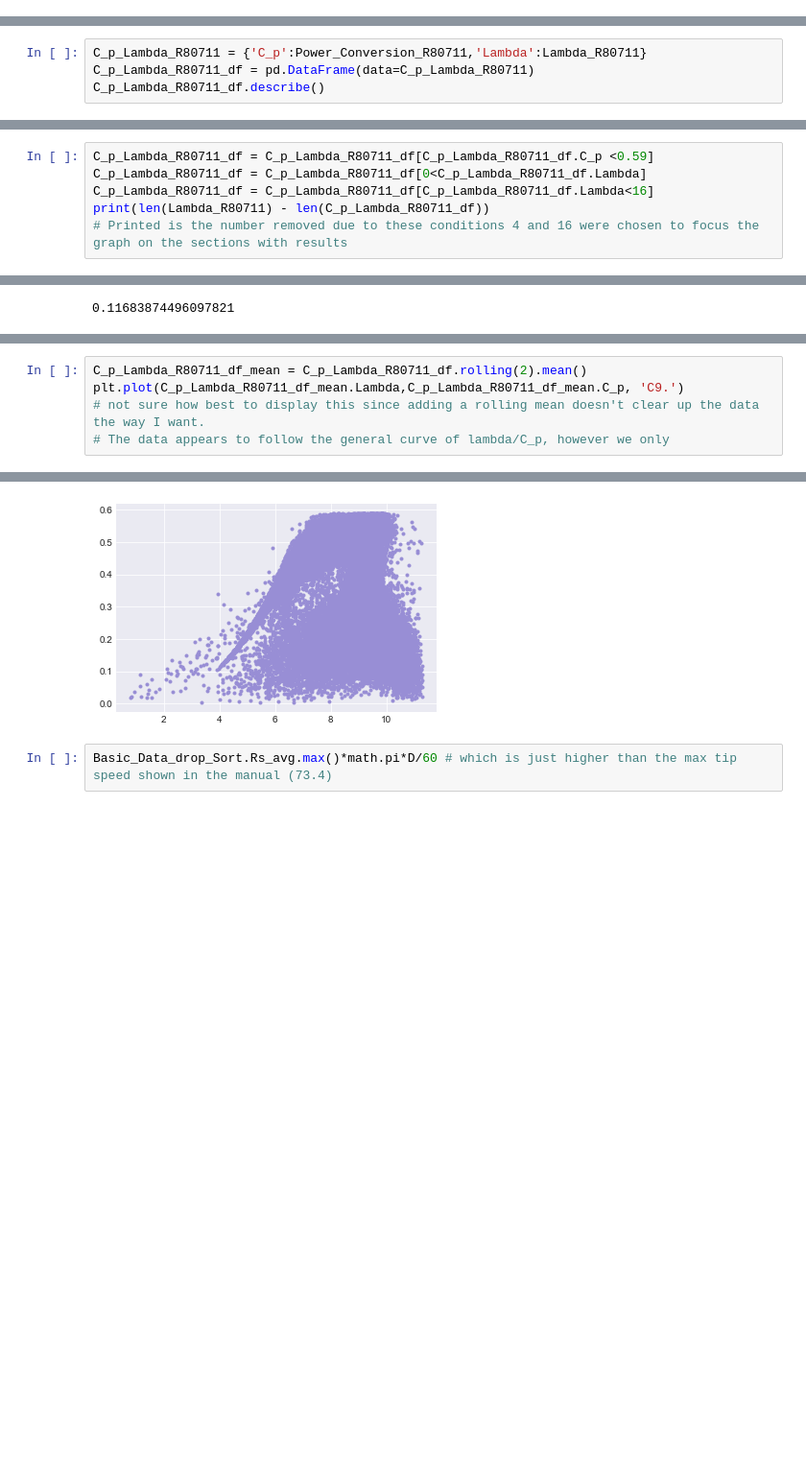
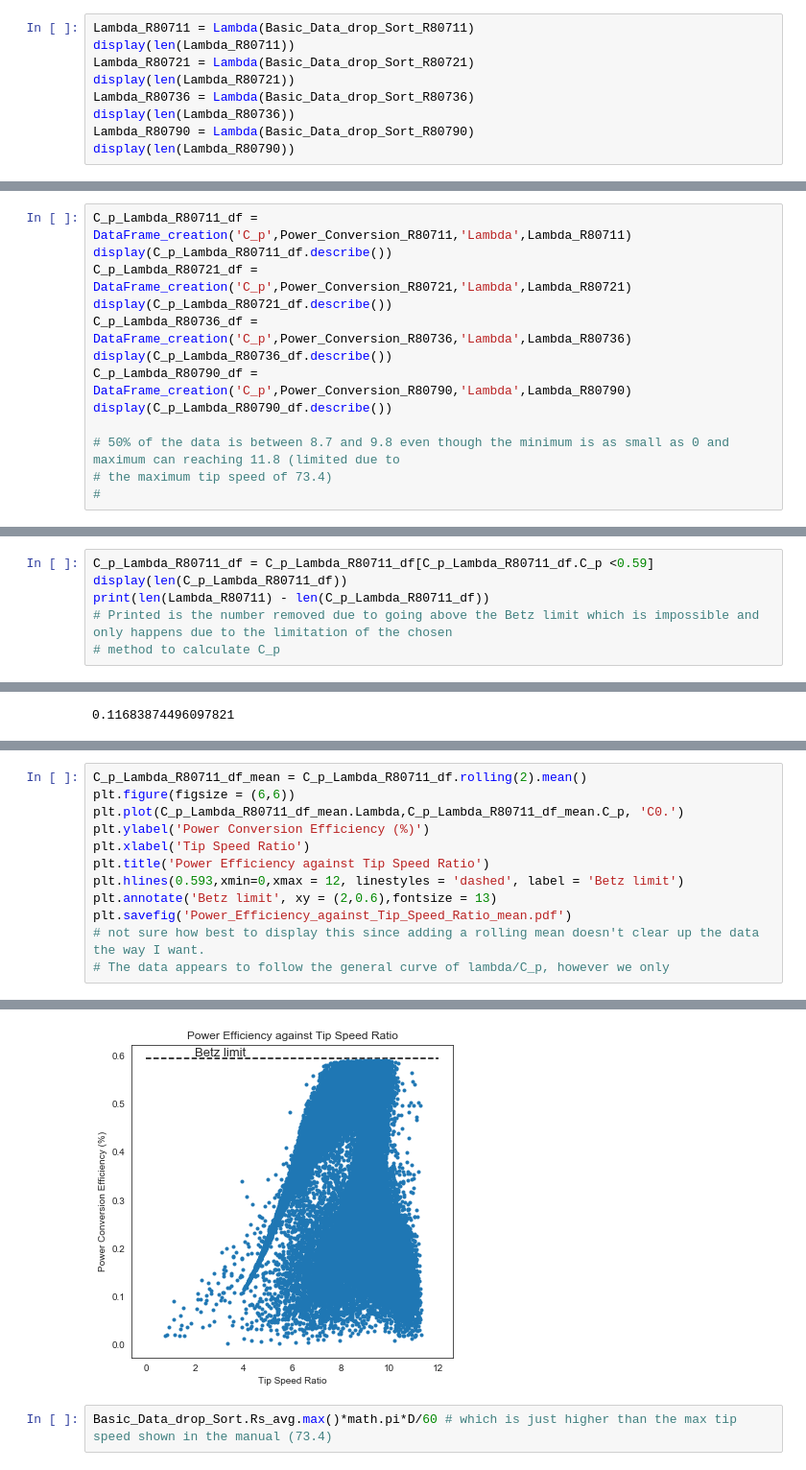
Before and after one commit to Jamiesmackay/Masters_Project, a Jupyter notebook: Code unedited/Project/Project_code.ipynb, the cells around one changed output, grey strips where cells are left out. Shown at 96% size. Cells and saved outputs as stored; diff of their text form; blank space fills up the shorter version.

```diff
--- a/Code unedited/Project/Project_code.ipynb
+++ b/Code unedited/Project/Project_code.ipynb
@@ -282,0 +220,9 @@ array([8.61711421, 8.27861984, 8.12362356, ..., 9.13112741, 9.30260397,
+# %%
+Lambda_R80711 = Lambda(Basic_Data_drop_Sort_R80711)
+display(len(Lambda_R80711))
+Lambda_R80721 = Lambda(Basic_Data_drop_Sort_R80721)
+display(len(Lambda_R80721))
+Lambda_R80736 = Lambda(Basic_Data_drop_Sort_R80736)
+display(len(Lambda_R80736))
+Lambda_R80790 = Lambda(Basic_Data_drop_Sort_R80790)
+display(len(Lambda_R80790))
@@ -282,0 +234,13 @@ array([8.61711421, 8.27861984, 8.12362356, ..., 9.13112741, 9.30260397,
+# %%
+C_p_Lambda_R80711_df = DataFrame_creation('C_p',Power_Conversion_R80711,'Lambda',Lambda_R80711)
+display(C_p_Lambda_R80711_df.describe())
+C_p_Lambda_R80721_df = DataFrame_creation('C_p',Power_Conversion_R80721,'Lambda',Lambda_R80721)
+display(C_p_Lambda_R80721_df.describe())
+C_p_Lambda_R80736_df = DataFrame_creation('C_p',Power_Conversion_R80736,'Lambda',Lambda_R80736)
+display(C_p_Lambda_R80736_df.describe())
+C_p_Lambda_R80790_df = DataFrame_creation('C_p',Power_Conversion_R80790,'Lambda',Lambda_R80790)
+display(C_p_Lambda_R80790_df.describe())
+
+# 50% of the data is between 8.7 and 9.8 even though the minimum is as small as 0 and maximum can reaching 11.8 (limited due to
+# the maximum tip speed of 73.4)
+#
@@ -306,4 +294,0 @@ Lambda_R80711.mean()-Lambda_R80711.std()*2
-# %%
-C_p_Lambda_R80711 = {'C_p':Power_Conversion_R80711,'Lambda':Lambda_R80711}
-C_p_Lambda_R80711_df = pd.DataFrame(data=C_p_Lambda_R80711)
-C_p_Lambda_R80711_df.describe()
@@ -362,7 +295,7 @@ C_p_Lambda_R80790_df.describe()
 # %%
 C_p_Lambda_R80711_df = C_p_Lambda_R80711_df[C_p_Lambda_R80711_df.C_p <0.59]
-C_p_Lambda_R80711_df = C_p_Lambda_R80711_df[0<C_p_Lambda_R80711_df.Lambda]
-C_p_Lambda_R80711_df = C_p_Lambda_R80711_df[C_p_Lambda_R80711_df.Lambda<16]
+display(len(C_p_Lambda_R80711_df))
 print(len(Lambda_R80711) - len(C_p_Lambda_R80711_df))
-# Printed is the number removed due to these conditions 4 and 16 were chosen to focus the graph on the sections with results
+# Printed is the number removed due to going above the Betz limit which is impossible and only happens due to the limitation of the chosen
+# method to calculate C_p
 # %% [output]
@@ -452,6 +341,13 @@ plt.savefig('Power_Efficiency_against_Tip_Speed_Ratio.pdf')
 # %%
 C_p_Lambda_R80711_df_mean = C_p_Lambda_R80711_df.rolling(2).mean()
-plt.plot(C_p_Lambda_R80711_df_mean.Lambda,C_p_Lambda_R80711_df_mean.C_p, 'C9.')
+plt.figure(figsize = (6,6))
+plt.plot(C_p_Lambda_R80711_df_mean.Lambda,C_p_Lambda_R80711_df_mean.C_p, 'C0.')
+plt.ylabel('Power Conversion Efficiency (%)')
+plt.xlabel('Tip Speed Ratio')
+plt.title('Power Efficiency against Tip Speed Ratio')
+plt.hlines(0.593,xmin=0,xmax = 12, linestyles = 'dashed', label = 'Betz limit')
+plt.annotate('Betz limit', xy = (2,0.6),fontsize = 13)
+plt.savefig('Power_Efficiency_against_Tip_Speed_Ratio_mean.pdf')
 # not sure how best to display this since adding a rolling mean doesn't clear up the data the way I want.
 # The data appears to follow the general curve of lambda/C_p, however we only
 # %% [output]
@@ -459,4 +354,4 @@ plt.plot(C_p_Lambda_R80711_df_mean.Lambda,C_p_Lambda_R80711_df_mean.C_p, 'C9.')
-[figure, old version]
+[figure, new version]
 # %%
 Basic_Data_drop_Sort.Rs_avg.max()*math.pi*D/60 # which is just higher than the max tip speed shown in the manual (73.4)
 # %% [output]
```
Also changed, not shown: parts of 45 cells of this notebook.
